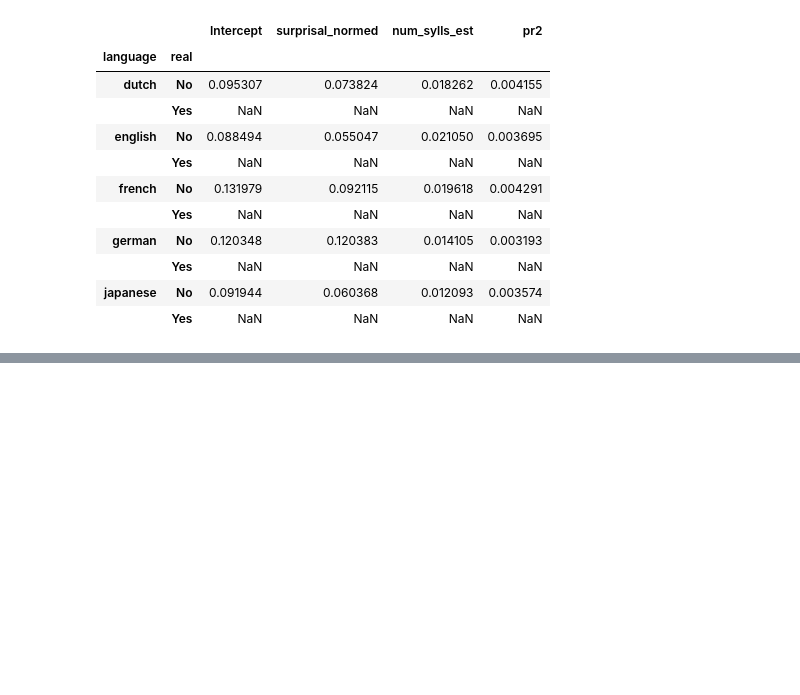
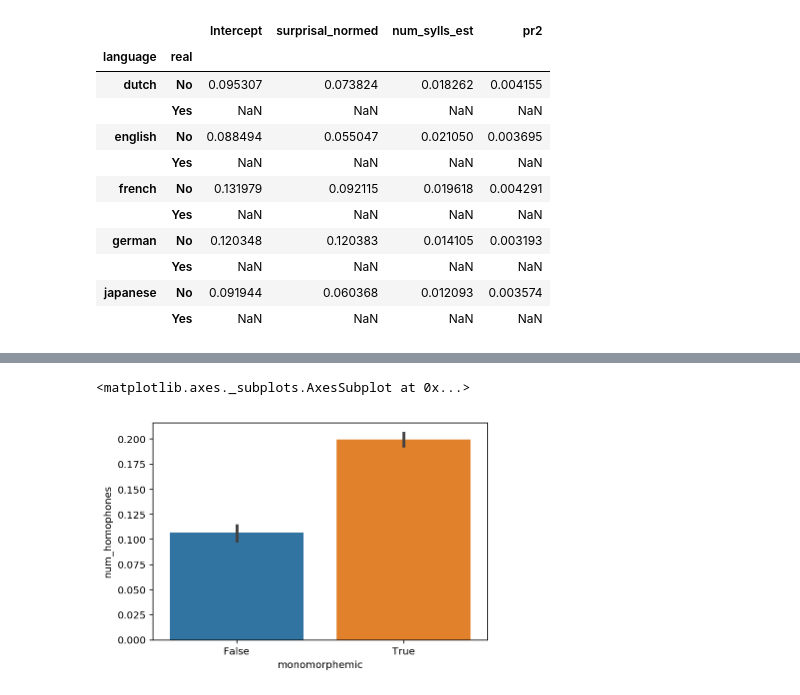
Before and after one commit to seantrott/homophone_simulations, a Jupyter notebook: Homophony in real and artificial lexica.ipynb, the cells around one changed output, grey strips where cells are left out. Saved outputs shown, nothing was run; the diff lists cells and outputs as text; code cells hidden in the pictures; blank space fills up the shorter version.

```diff
--- a/Homophony in real and artificial lexica.ipynb
+++ b/Homophony in real and artificial lexica.ipynb
@@ -1305,0 +1479,3 @@ df_all_model1.groupby(["language", "real"]).std()
+# %%
+df_og, df_processed, df_artificials = load_lexicons_for_language('french', phon_column='2_phon',
+                                                                 word_column='3_lemme', n=4)
@@ -1305,0 +1486,2 @@ df_all_model1.groupby(["language", "real"]).std()
+# %%
+df_processed['monomorphemic'] = df_processed['35_nbmorph'] <= 1
@@ -1305,0 +1496,9 @@ df_all_model1.groupby(["language", "real"]).std()
+# %%
+sns.barplot(data = df_processed,
+           x = "monomorphemic",
+           y = "num_homophones")
+
+# plt.ylim(0, 1)#
+# %% [output]
+<matplotlib.axes._subplots.AxesSubplot at 0x...>
+[figure, added]
```
Also changed, not shown: parts of 74 cells of this notebook, 2 other files.
